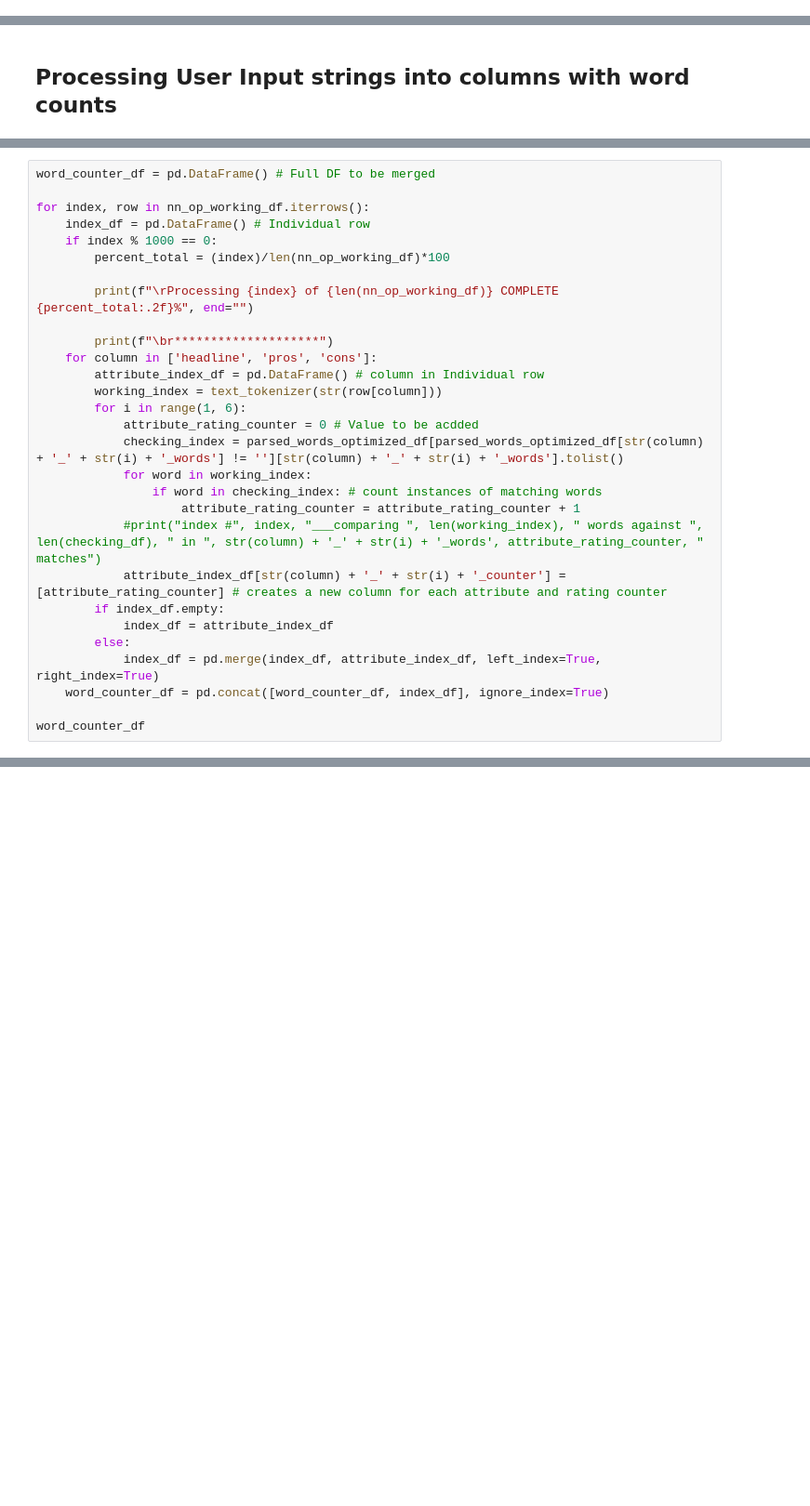
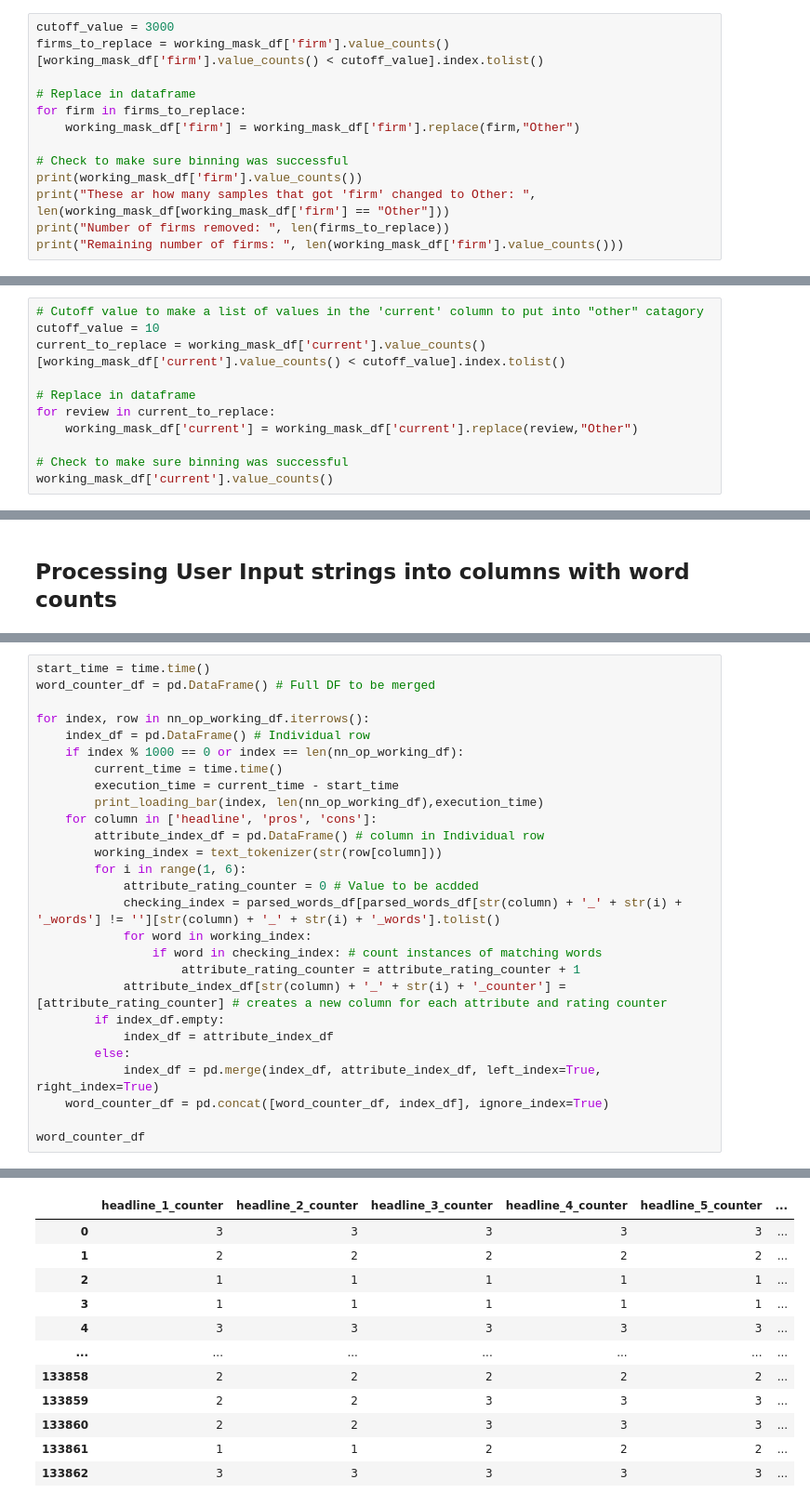
Before and after one commit to mlister3/job_satisfaction_neural_network, a Jupyter notebook: neural_network_predicting_job_happiness.ipynb, the cells around one changed output, grey strips where cells are left out. Shown at 93% size. Drawn from its saved outputs; the diff is of its cells as text; blank space fills up the shorter version.

```diff
--- a/neural_network_predicting_job_happiness.ipynb
+++ b/neural_network_predicting_job_happiness.ipynb
@@ -301,0 +220,13 @@ Half Hot Ended Mask NaN - Mean points delta actual value:  0.4334150599593593
+# %%
+cutoff_value = 3000
+firms_to_replace = working_mask_df['firm'].value_counts()[working_mask_df['firm'].value_counts() < cutoff_value].index.tolist()
+
+# Replace in dataframe
+for firm in firms_to_replace:
+    working_mask_df['firm'] = working_mask_df['firm'].replace(firm,"Other")
+
+# Check to make sure binning was successful
+print(working_mask_df['firm'].value_counts())
+print("These ar how many samples that got 'firm' changed to Other: ", len(working_mask_df[working_mask_df['firm'] == "Other"]))
+print("Number of firms removed: ", len(firms_to_replace))
+print("Remaining number of firms: ", len(working_mask_df['firm'].value_counts()))
@@ -301,0 +251,11 @@ Half Hot Ended Mask NaN - Mean points delta actual value:  0.4334150599593593
+# %%
+# Cutoff value to make a list of values in the 'current' column to put into "other" catagory
+cutoff_value = 10
+current_to_replace = working_mask_df['current'].value_counts()[working_mask_df['current'].value_counts() < cutoff_value].index.tolist()
+
+# Replace in dataframe
+for review in current_to_replace:
+    working_mask_df['current'] = working_mask_df['current'].replace(review,"Other")
+
+# Check to make sure binning was successful
+working_mask_df['current'].value_counts()
@@ -421,24 +431,22 @@ parsed_words_df.shape
 # %%
+start_time = time.time()
 word_counter_df = pd.DataFrame() # Full DF to be merged
 
 for index, row in nn_op_working_df.iterrows():
     index_df = pd.DataFrame() # Individual row
-    if index % 1000 == 0:
-        percent_total = (index)/len(nn_op_working_df)*100
-
-        print(f"\rProcessing {index} of {len(nn_op_working_df)} COMPLETE {percent_total:.2f}%", end="")
-
-        print(f"\br********************")
+    if index % 1000 == 0 or index == len(nn_op_working_df):
+        current_time = time.time()
+        execution_time = current_time - start_time
+        print_loading_bar(index, len(nn_op_working_df),execution_time)
     for column in ['headline', 'pros', 'cons']:
         attribute_index_df = pd.DataFrame() # column in Individual row
         working_index = text_tokenizer(str(row[column]))
         for i in range(1, 6):
             attribute_rating_counter = 0 # Value to be acdded
-            checking_index = parsed_words_optimized_df[parsed_words_optimized_df[str(column) + '_' + str(i) + '_words'] != ''][str(column) + '_' + str(i) + '_words'].tolist()
+            checking_index = parsed_words_df[parsed_words_df[str(column) + '_' + str(i) + '_words'] != ''][str(column) + '_' + str(i) + '_words'].tolist()
             for word in working_index:
                 if word in checking_index: # count instances of matching words
                     attribute_rating_counter = attribute_rating_counter + 1
-            #print("index #", index, "___comparing ", len(working_index), " words against ", len(checking_df), " in ", str(column) + '_' + str(i) + '_words', attribute_rating_counter, " matches")
             attribute_index_df[str(column) + '_' + str(i) + '_counter'] = [attribute_rating_counter] # creates a new column for each attribute and rating counter
         if index_df.empty:
             index_df = attribute_index_df
@@ -451,0 +460,12 @@ Processing 0 of 133863 COMPLETE 0.00r********************
+|  | headline_1_counter | headline_2_counter | headline_3_counter | headline_4_counter | headline_5_counter | ... |
+| 0 | 3 | 3 | 3 | 3 | 3 | ... |
+| 1 | 2 | 2 | 2 | 2 | 2 | ... |
+| 2 | 1 | 1 | 1 | 1 | 1 | ... |
+| 3 | 1 | 1 | 1 | 1 | 1 | ... |
+| 4 | 3 | 3 | 3 | 3 | 3 | ... |
+| ... | ... | ... | ... | ... | ... | ... |
+| 133858 | 2 | 2 | 2 | 2 | 2 | ... |
+| 133859 | 2 | 2 | 3 | 3 | 3 | ... |
+| 133860 | 2 | 2 | 3 | 3 | 3 | ... |
+| 133861 | 1 | 1 | 2 | 2 | 2 | ... |
+| 133862 | 3 | 3 | 3 | 3 | 3 | ... |
```
Also changed, not shown: parts of 34 cells of this notebook.
